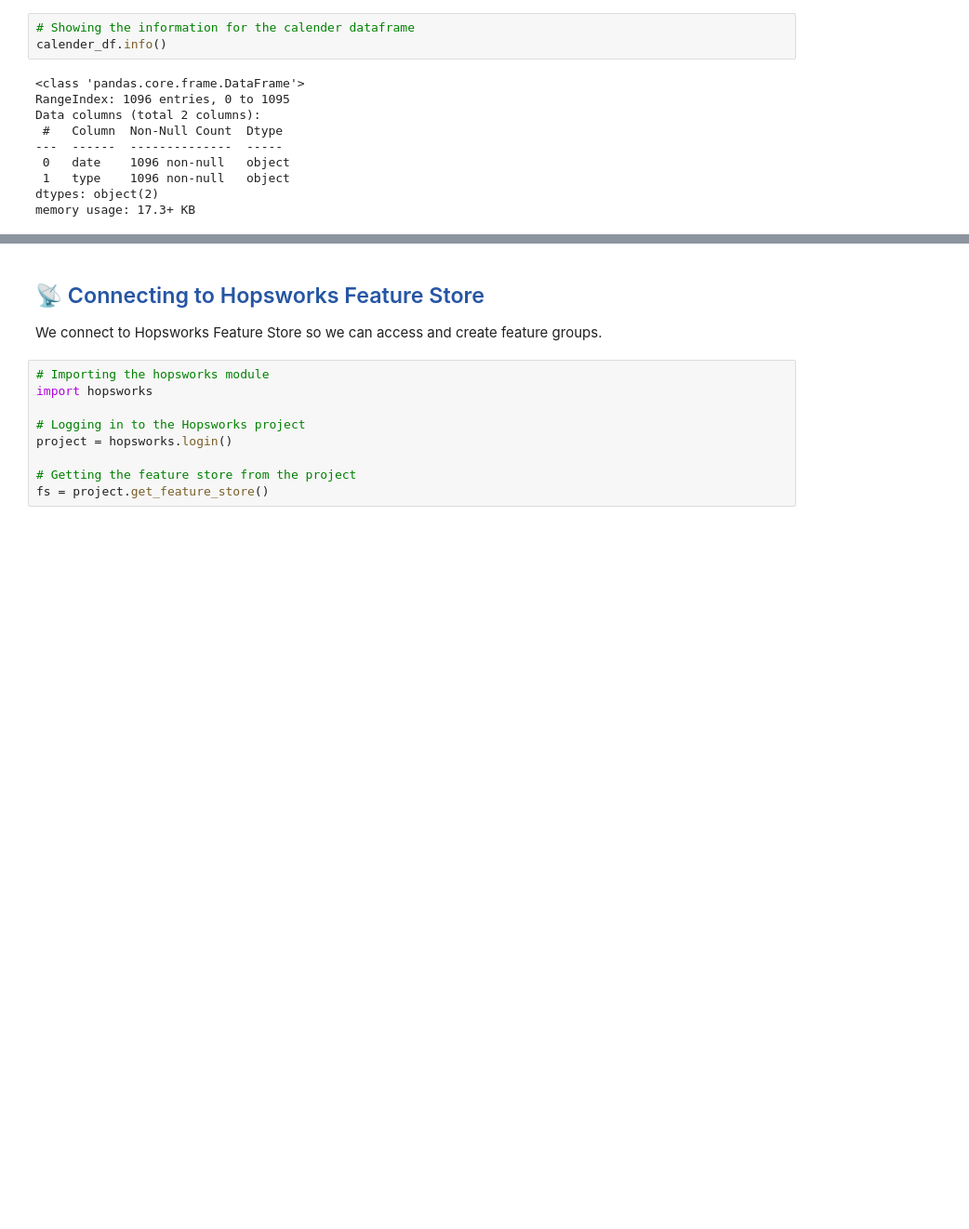
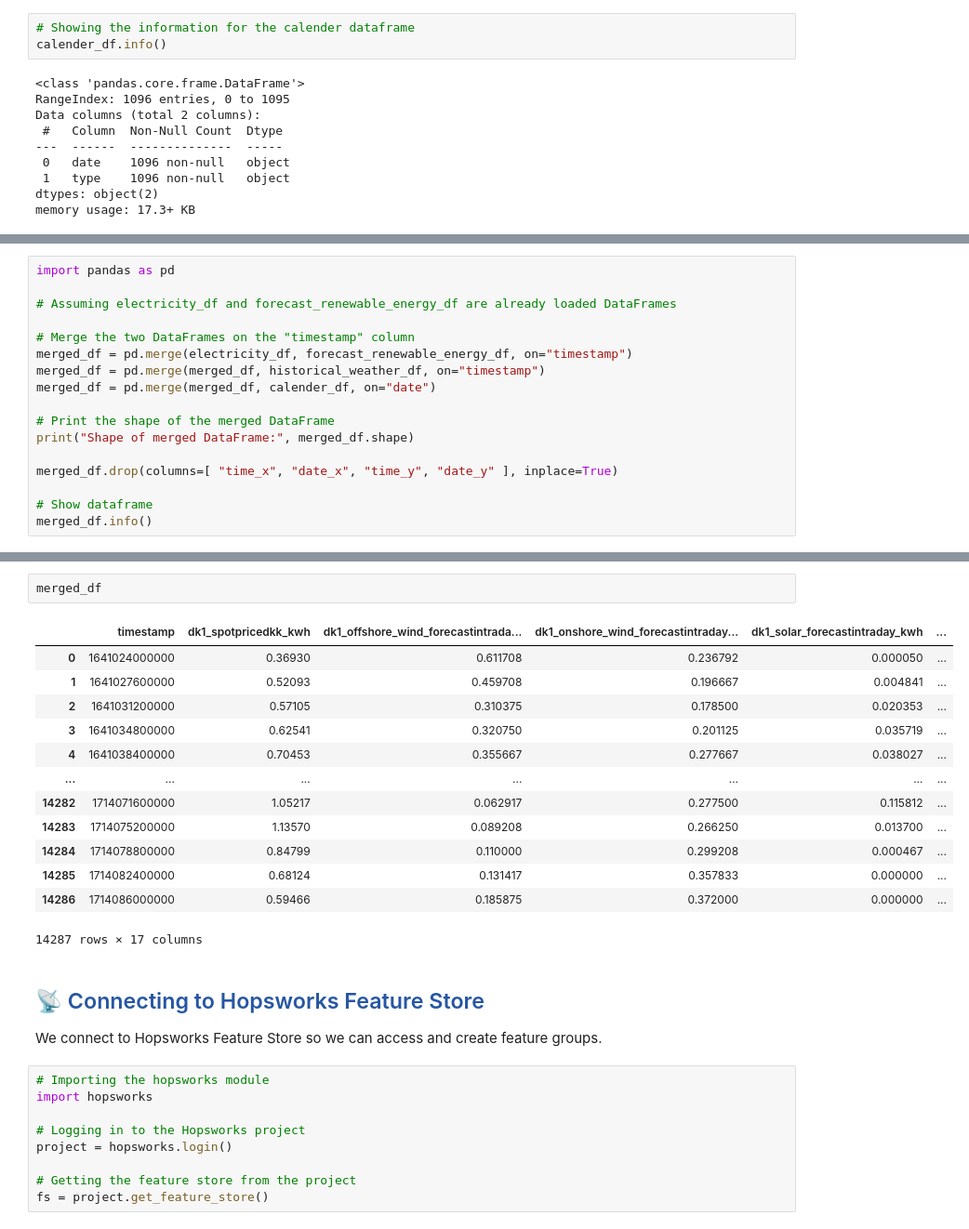
Before and after one commit to Camillahannesbo/BDS_MLOPs_Assignment, a Jupyter notebook: notebooks/1_feature_backfill.ipynb, the cells around one changed output, grey strips where cells are left out. Shown at 93% size. Drawn from its saved outputs; the diff is of its cells as text; blank space fills up the shorter version.

```diff
--- a/notebooks/1_feature_backfill.ipynb
+++ b/notebooks/1_feature_backfill.ipynb
@@ -311,0 +308,17 @@ memory usage: 17.3+ KB
+# %%
+import pandas as pd
+
+# Assuming electricity_df and forecast_renewable_energy_df are already loaded DataFrames
+
+# Merge the two DataFrames on the "timestamp" column
+merged_df = pd.merge(electricity_df, forecast_renewable_energy_df, on="timestamp")
+merged_df = pd.merge(merged_df, historical_weather_df, on="timestamp")
+merged_df = pd.merge(merged_df, calender_df, on="date")
+
+# Print the shape of the merged DataFrame
+print("Shape of merged DataFrame:", merged_df.shape)
+
+merged_df.drop(columns=[ "time_x", "date_x", "time_y", "date_y" ], inplace=True)
+
+# Show dataframe
+merged_df.info()
@@ -312,3 +343,19 @@ memory usage: 17.3+ KB
+# %%
+merged_df
+# %% [output]
+|  | timestamp | dk1_spotpricedkk_kwh | dk1_offshore_wind_forecastintrada... | dk1_onshore_wind_forecastintraday... | dk1_solar_forecastintraday_kwh | ... |
+| 0 | 1641024000000 | 0.36930 | 0.611708 | 0.236792 | 0.000050 | ... |
+| 1 | 1641027600000 | 0.52093 | 0.459708 | 0.196667 | 0.004841 | ... |
+| 2 | 1641031200000 | 0.57105 | 0.310375 | 0.178500 | 0.020353 | ... |
+| 3 | 1641034800000 | 0.62541 | 0.320750 | 0.201125 | 0.035719 | ... |
+| 4 | 1641038400000 | 0.70453 | 0.355667 | 0.277667 | 0.038027 | ... |
+| ... | ... | ... | ... | ... | ... | ... |
+| 14282 | 1714071600000 | 1.05217 | 0.062917 | 0.277500 | 0.115812 | ... |
+| 14283 | 1714075200000 | 1.13570 | 0.089208 | 0.266250 | 0.013700 | ... |
+| 14284 | 1714078800000 | 0.84799 | 0.110000 | 0.299208 | 0.000467 | ... |
+| 14285 | 1714082400000 | 0.68124 | 0.131417 | 0.357833 | 0.000000 | ... |
+| 14286 | 1714086000000 | 0.59466 | 0.185875 | 0.372000 | 0.000000 | ... |
+14287 rows × 17 columns
 # %% [markdown]
 ## <span style="color:#2656a3;"> 📡 Connecting to Hopsworks Feature Store
 
```
Also changed, not shown: parts of 22 cells of this notebook, 4 other files.
